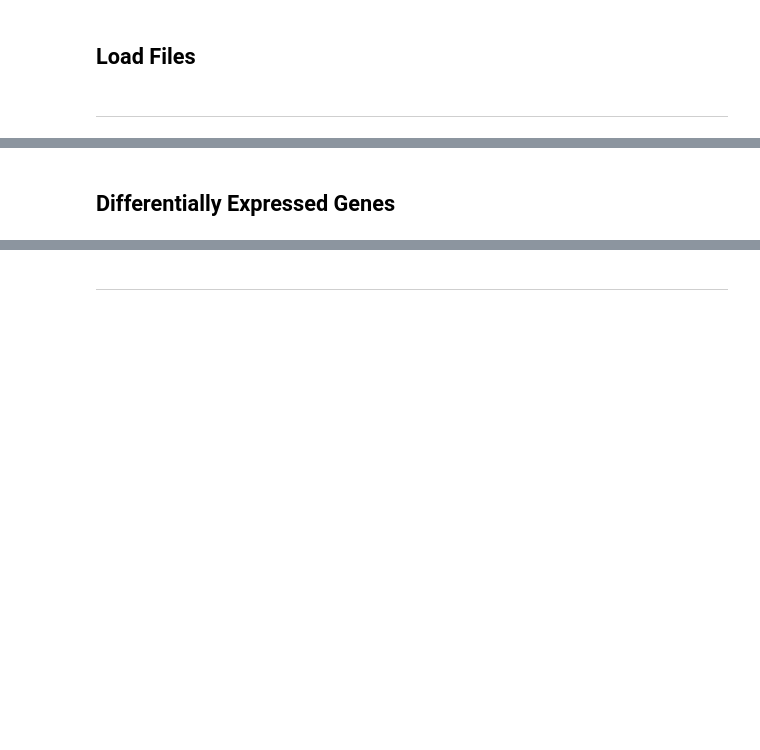
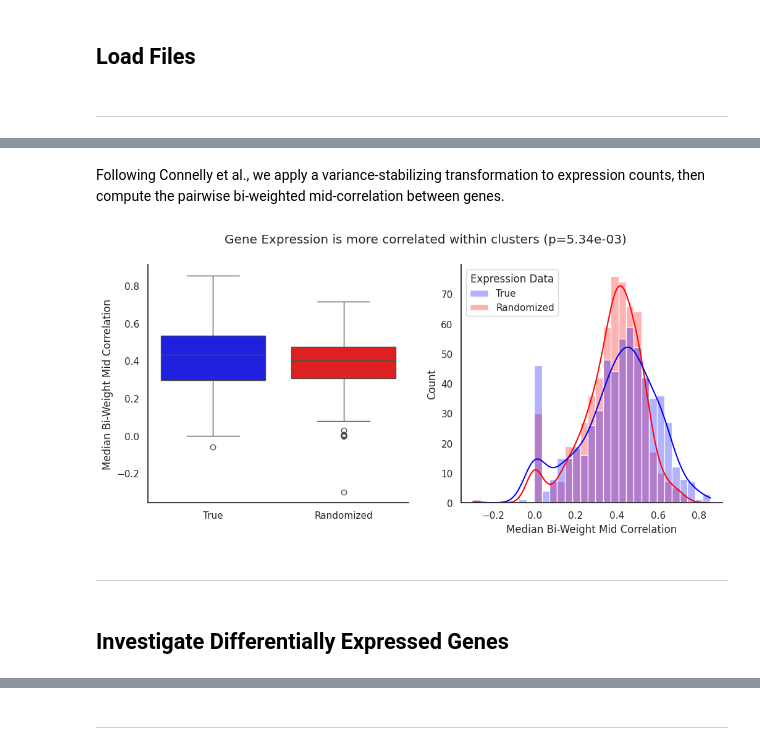
Before and after one commit to samsledje/philharmonic, a Jupyter notebook: nb/04_gene_expression_analysis.ipynb, the cells around one changed output, grey strips where cells are left out. Saved outputs shown, nothing was run; the diff lists cells and outputs as text; code cells hidden in the pictures; blank space fills up the shorter version.

Commit message:
finalize gene expression analysis-

```diff
--- a/nb/04_gene_expression_analysis.ipynb
+++ b/nb/04_gene_expression_analysis.ipynb
@@ -69,0 +89,2 @@ full_G = nx.read_weighted_edgelist(network_file_path, delimiter="\t")
+# %% [markdown]
+Following Connelly et al., we apply a variance-stabilizing transformation to expression counts, then compute the pairwise bi-weighted mid-correlation between genes.
@@ -70,5 +186,56 @@ full_G = nx.read_weighted_edgelist(network_file_path, delimiter="\t")
+# %%
+rand_correlation_df = resample_correlation_matrix(corr_df)
+
+cluster_corr_df = pd.DataFrame(
+    {
+        "key": cluster_dict.keys(),
+        "True": [
+            extract_cluster_correlations(c["members"], corr_df, np.median)
+            for c in cluster_dict.values()
+        ],
+        "Randomized": [
+            extract_cluster_correlations(c["members"], rand_correlation_df, np.median)
+            for c in cluster_dict.values()
+        ],
+    }
+)
+# %%
+fig, ax = plt.subplots(1, 2, figsize=(12, 5))
+sns.set_theme(style="white", palette="pastel", font_scale=1)
+
+sns.boxplot(cluster_corr_df, palette=["blue", "red"], ax=ax[0]).set(
+    ylabel="Median Bi-Weight Mid Correlation"
+)
+tstat, p = ttest_rel(
+    cluster_corr_df["True"], cluster_corr_df["Randomized"], alternative="greater"
+)
+
+plot_df = cluster_corr_df.melt("key").rename(
+    {"value": "Median Bi-Weight Mid Correlation", "variable": "Expression Data"}, axis=1
+)
+sns.histplot(
+    data=plot_df,
+    x="Median Bi-Weight Mid Correlation",
+    hue="Expression Data",
+    alpha=0.3,
+    kde=True,
+    palette=["blue", "red"],
+    common_norm=False,
+    ec="white",
+    ax=ax[1],
+)
+
+plt.suptitle(f"Gene Expression is more correlated within clusters (p={p:.2e})")
+sns.despine()
+
+plt.savefig("../img/readme_expression_correlation.png", bbox_inches="tight", dpi=300)
+plt.show()
+# %% [output]
+[figure, added]
+# %% [markdown]
+---
 # %% [markdown]
-## Differentially Expressed Genes
+## Investigate Differentially Expressed Genes
 # %%
 deg_df.head()
 # %% [output]
```
Also changed, not shown: parts of 37 cells of this notebook, 3 other files.
